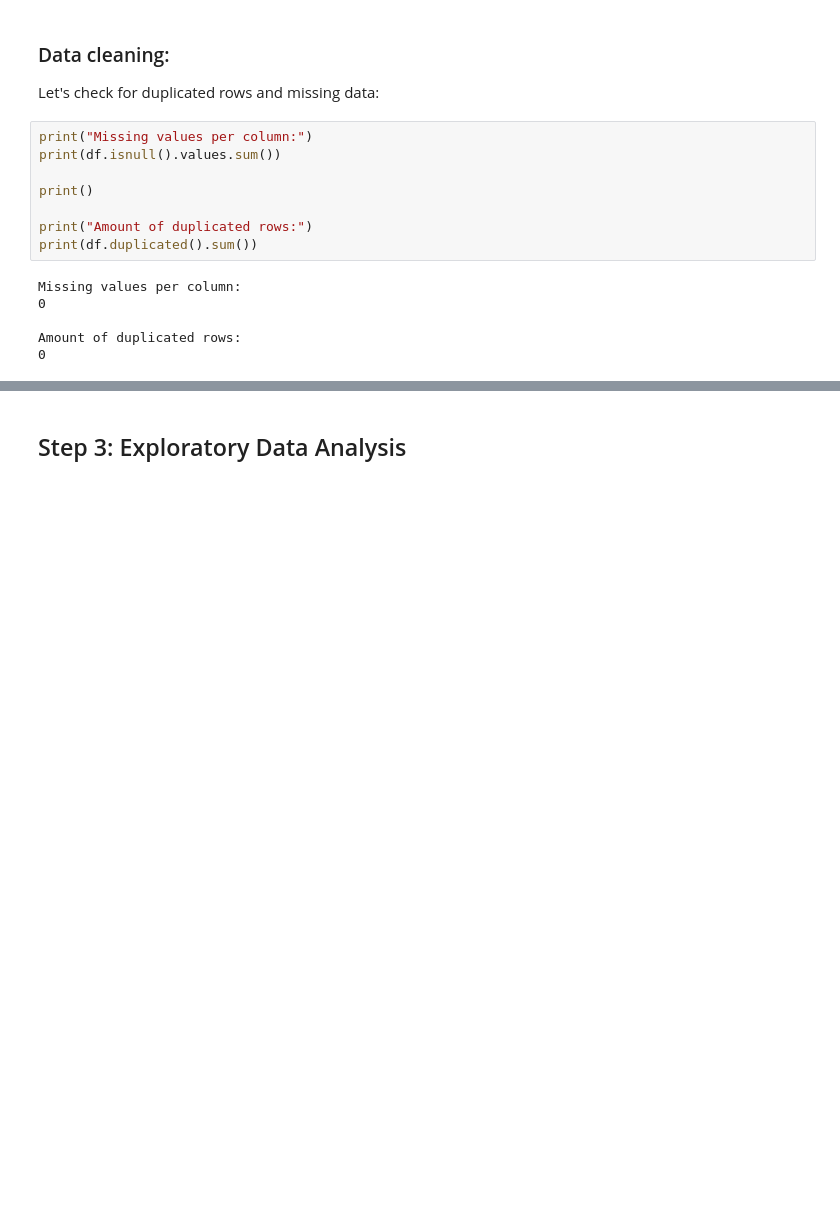
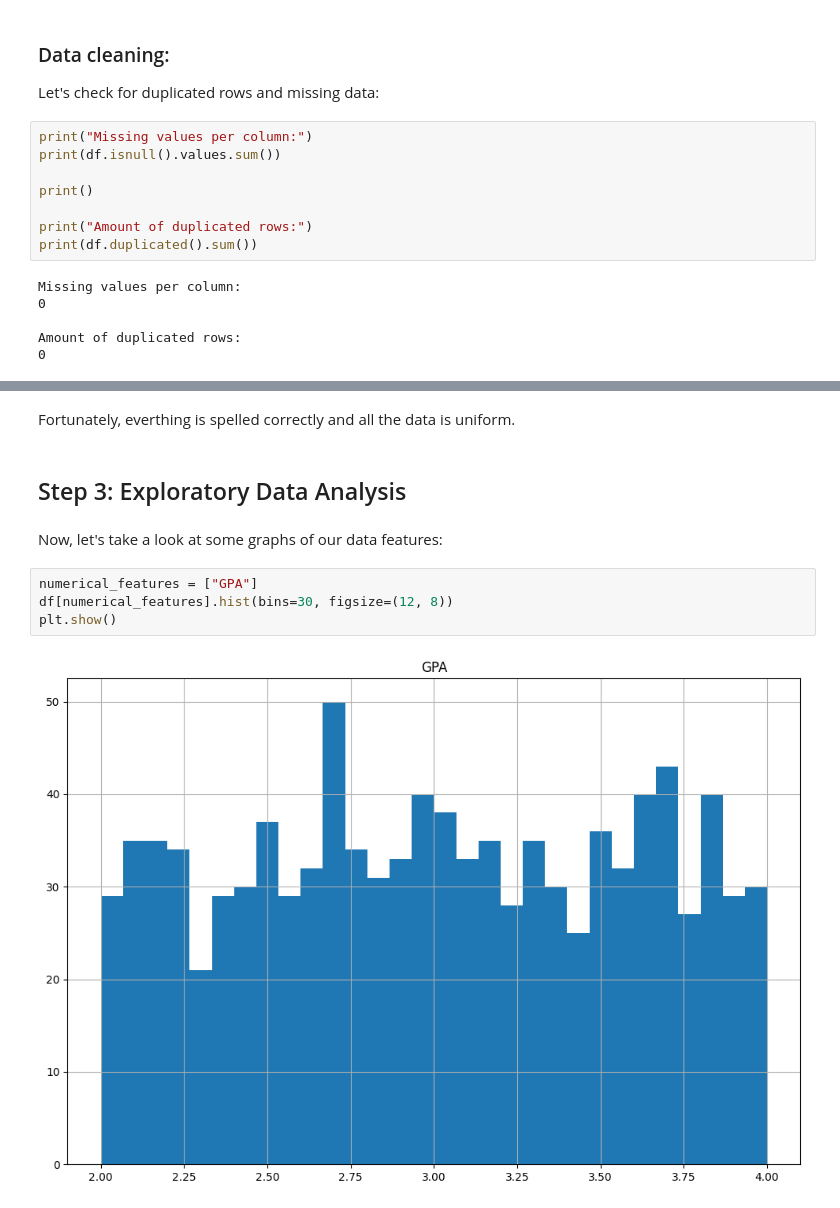
Before and after one commit to noahvezina26/student-clubs-ml, a Jupyter notebook: data.ipynb, the cells around one changed output, grey strips where cells are left out. Saved outputs shown, nothing was run; the diff lists cells and outputs as text; blank space fills up the shorter version.

```diff
--- a/data.ipynb
+++ b/data.ipynb
@@ -120,2 +149,12 @@ Amount of duplicated rows:
+# %% [markdown]
+Fortunately, everthing is spelled correctly and all the data is uniform.
 # %% [markdown]
 ## Step 3: Exploratory Data Analysis
+# %% [markdown]
+Now, let's take a look at some graphs of our data features:
+# %%
+numerical_features = ["GPA"]
+df[numerical_features].hist(bins=30, figsize=(12, 8))
+plt.show()
+# %% [output]
+[figure, added]
```
Also changed, not shown: parts of 4 cells of this notebook.
